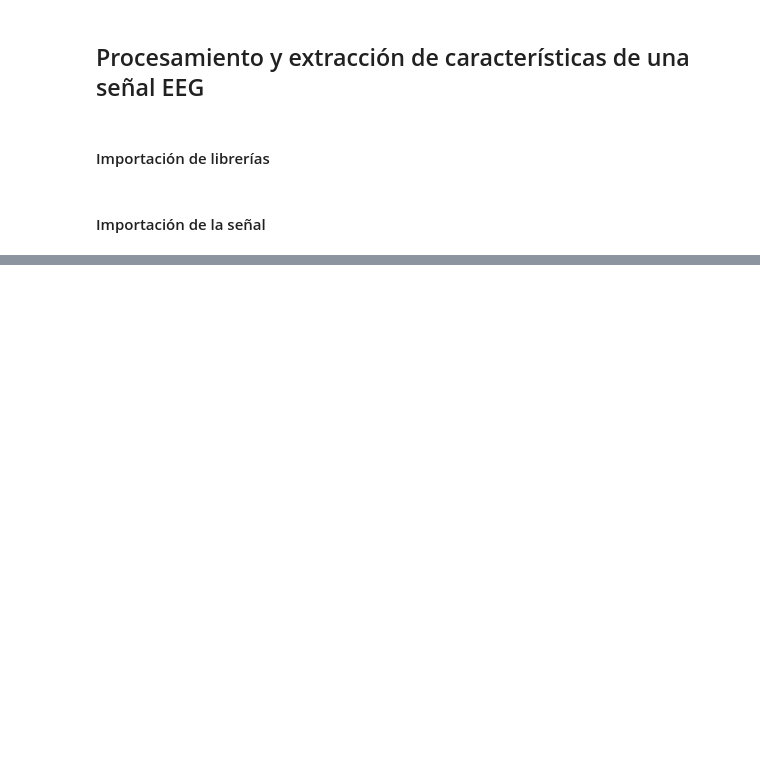
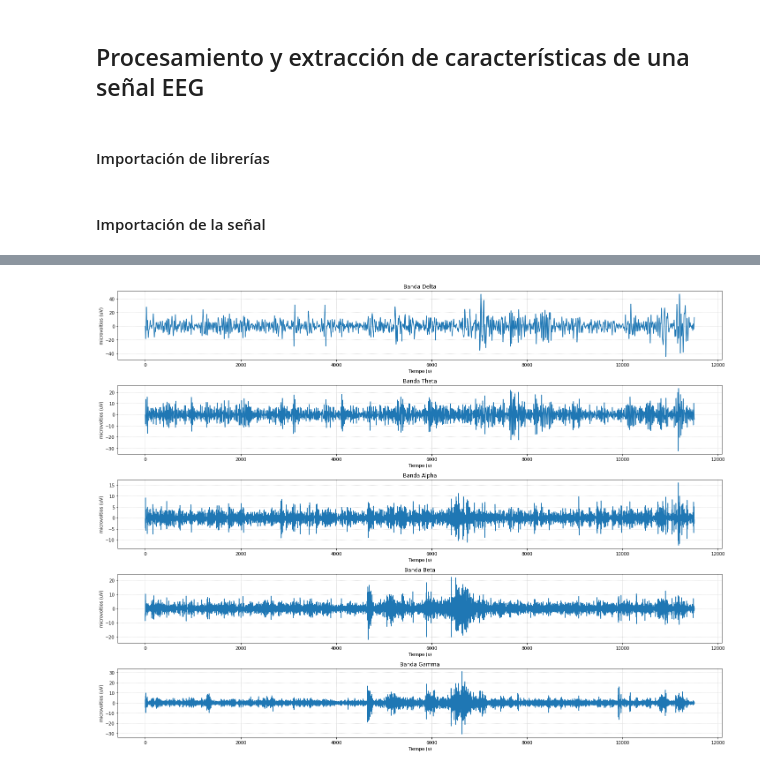
Before and after one commit to fruizg/Introduccion_de_senales, a Jupyter notebook: ISB/Laboratorios/Lab9_ProcesamientoEEG/ProcesamientoEEG.ipynb, the cells around one changed output, grey strips where cells are left out. Drawn from its saved outputs; the diff is of its cells as text; code cells hidden in the pictures; blank space fills up the shorter version.

```diff
--- a/ISB/Laboratorios/Lab9_ProcesamientoEEG/ProcesamientoEEG.ipynb
+++ b/ISB/Laboratorios/Lab9_ProcesamientoEEG/ProcesamientoEEG.ipynb
@@ -58,12 +72,14 @@ plt.show()
 # %%
-from scipy.signal import iirnotch, lfilter
-
-
-eegfilter_signal = bsnb.bandpass(EEG, f1=0.5,f2=35, order=4, fs=Fs)
 # Utilizar filtros Notch para quitar frecuencias que hagan ruido # Frecuencia de muestreo (Hz)
 f0 = 40.0  # Frecuencia que queremos filtrar (Hz)
 Q = 20.0  # Factor de Calidad
 # Diseño de filtro notch
 b, a = iirnotch(f0, Q, Fs)
-eegfilter_signal = lfilter(b, a, eegfilter_signal)
-eegfilter_signal = lfilter(b, a, eegfilter_signal)
+EEG = lfilter(b, a, EEG)
+EEG = lfilter(b, a, EEG)
+
+Delta_band = bsnb.bandpass(EEG, f1=1,f2=4, order=2, fs=Fs)
+Theta_band = bsnb.bandpass(EEG, f1=4,f2=8, order=2, fs=Fs)
+Alpha_band = bsnb.bandpass(EEG, f1=8,f2=13, order=2, fs=Fs)
+Beta_band = bsnb.bandpass(EEG, f1=13,f2=30, order=2, fs=Fs)
+Gamma_band = bsnb.bandpass(EEG, f1=30,f2=49, order=2, fs=Fs)
@@ -96,0 +86,50 @@ fig.set_facecolor('white')
+# %%
+
+#Banda Delta
+plt.figure(figsize=(20,15))
+plt.subplot(511)
+plt.subplots_adjust(hspace=1)
+plt.plot(Delta_band) # graficamos la señal filtrada
+plt.grid(linestyle=":")
+plt.xlabel("Tiempo (s)")
+plt.ylabel("microvoltios (uV)")
+plt.title("Banda Delta")
+
+#Banda Theta
+plt.subplot(512)
+plt.plot(Theta_band) # graficamos la señal filtrada
+plt.grid(linestyle=":")
+plt.xlabel("Tiempo (s)")
+plt.ylabel("microvoltios (uV)")
+plt.title("Banda Theta")
+
+#Banda Alpha
+plt.subplot(513)
+plt.plot(Alpha_band) # graficamos la señal filtrada
+plt.grid(linestyle=":")
+plt.xlabel("Tiempo (s)")
+plt.ylabel("microvoltios (uV)")
+plt.title("Banda Alpha")
+
+#Banda Beta
+plt.subplot(514)
+plt.plot(Beta_band) # graficamos la señal filtrada
+plt.grid(linestyle=":")
+plt.xlabel("Tiempo (s)")
+plt.ylabel("microvoltios (uV)")
+plt.title("Banda Beta")
+
+#Banda Gamma
+plt.subplot(515)
+plt.plot(Gamma_band) # graficamos la señal filtrada
+plt.grid(linestyle=":")
+plt.xlabel("Tiempo (s)")
+plt.ylabel("microvoltios (uV)")
+plt.title("Señal EEG filtrada")
+plt.title("Banda Gamma")
+plt.tight_layout()
+fig = plt.gcf()
+fig.set_facecolor('white')
+#plt.savefig('ECGyFFT_filtrada.png', transparent=False, )
+# %% [output]
+[figure, added]
```
Also changed, not shown: parts of 10 cells of this notebook.
